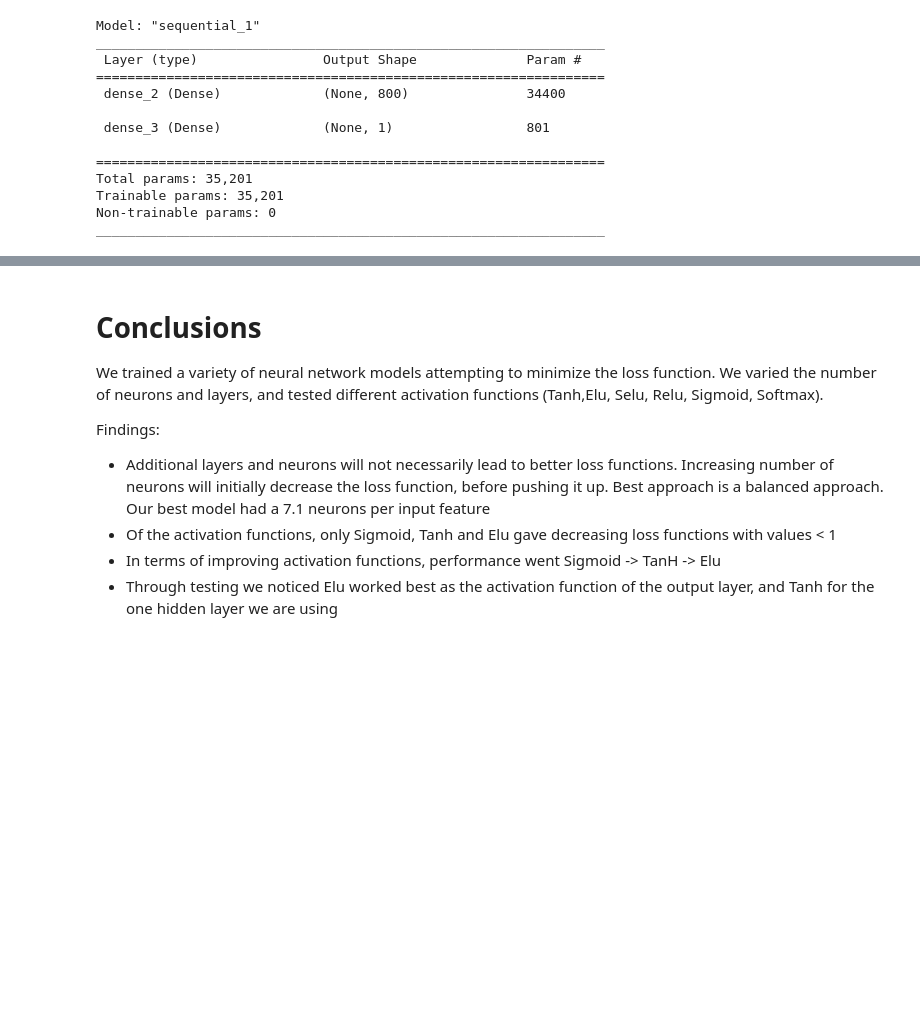
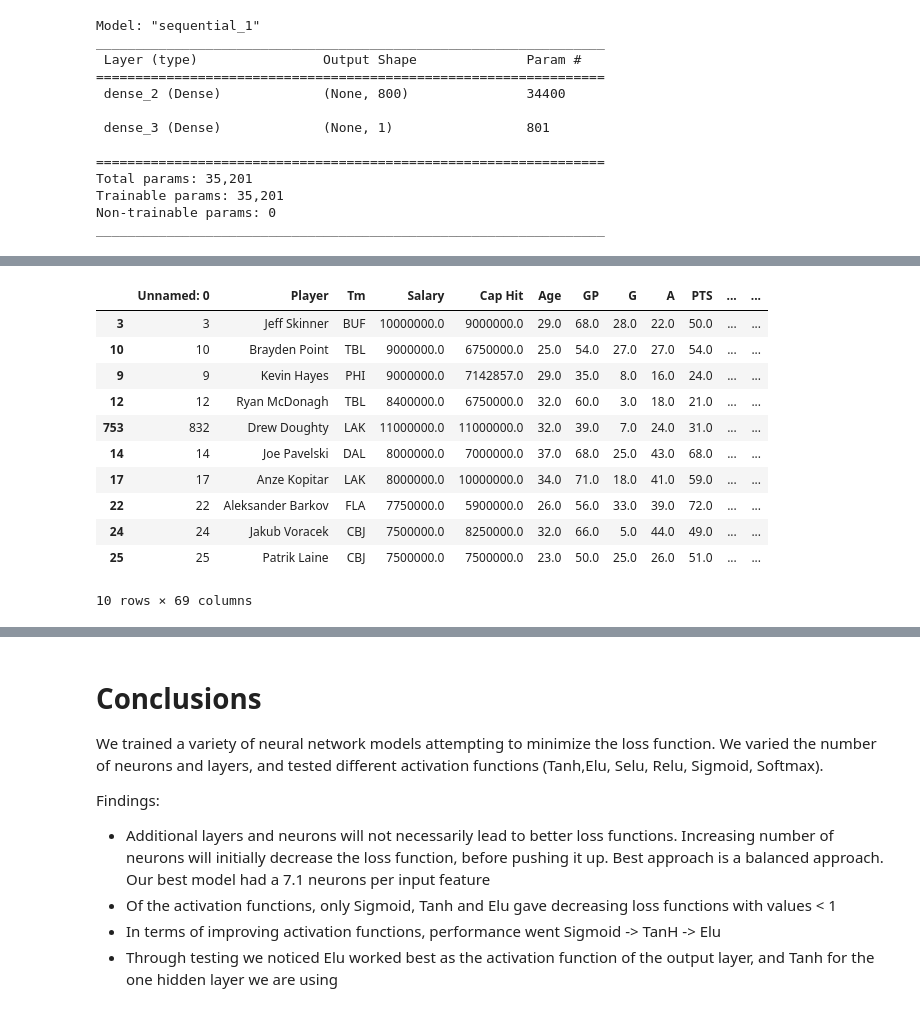
Before and after one commit to psthornquist/NHL-Player-Salary-Machine-Learning-Model, a Jupyter notebook: Train_Predict_Drop_features.ipynb, the cells around one changed output, grey strips where cells are left out. Drawn from its saved outputs; the diff is of its cells as text; code cells hidden in the pictures; blank space fills up the shorter version.

Commit message:
Added lines showing results and predictions of best performing model

```diff
--- a/Train_Predict_Drop_features.ipynb
+++ b/Train_Predict_Drop_features.ipynb
@@ -515,0 +509,25 @@ ax.figure.savefig('NeuralNetworkEluTanh_ReducedFeatures.png')
+# %%
+y_pred = nn5.predict(X)
+data_df_initial["Y Scaled"] = y
+data_df_initial["Y Pred"]= y_pred
+data_df_initial["Predicted Salary"]= y_pred_salary
+df_review = data_df_initial
+# %%
+df_review['Delta'] = df_review['Predicted Salary'] - data_df['Salary']
+df_review=df_review.sort_values("Delta")
+# %%
+#Sort by delta of actual and predicted salary to identify misvalued players
+df_review.head(10)
+# %% [output]
+|  | Unnamed: 0 | Player | Tm | Salary | Cap Hit | Age | GP | G | A | PTS | ... | ... |
+| 3 | 3 | Jeff Skinner | BUF | 10000000.0 | 9000000.0 | 29.0 | 68.0 | 28.0 | 22.0 | 50.0 | ... | ... |
+| 10 | 10 | Brayden Point | TBL | 9000000.0 | 6750000.0 | 25.0 | 54.0 | 27.0 | 27.0 | 54.0 | ... | ... |
+| 9 | 9 | Kevin Hayes | PHI | 9000000.0 | 7142857.0 | 29.0 | 35.0 | 8.0 | 16.0 | 24.0 | ... | ... |
+| 12 | 12 | Ryan McDonagh | TBL | 8400000.0 | 6750000.0 | 32.0 | 60.0 | 3.0 | 18.0 | 21.0 | ... | ... |
+| 753 | 832 | Drew Doughty | LAK | 11000000.0 | 11000000.0 | 32.0 | 39.0 | 7.0 | 24.0 | 31.0 | ... | ... |
+| 14 | 14 | Joe Pavelski | DAL | 8000000.0 | 7000000.0 | 37.0 | 68.0 | 25.0 | 43.0 | 68.0 | ... | ... |
+| 17 | 17 | Anze Kopitar | LAK | 8000000.0 | 10000000.0 | 34.0 | 71.0 | 18.0 | 41.0 | 59.0 | ... | ... |
+| 22 | 22 | Aleksander Barkov | FLA | 7750000.0 | 5900000.0 | 26.0 | 56.0 | 33.0 | 39.0 | 72.0 | ... | ... |
+| 24 | 24 | Jakub Voracek | CBJ | 7500000.0 | 8250000.0 | 32.0 | 66.0 | 5.0 | 44.0 | 49.0 | ... | ... |
+| 25 | 25 | Patrik Laine | CBJ | 7500000.0 | 7500000.0 | 23.0 | 50.0 | 25.0 | 26.0 | 51.0 | ... | ... |
+10 rows × 69 columns
```
Also changed, not shown: parts of 17 cells of this notebook.
